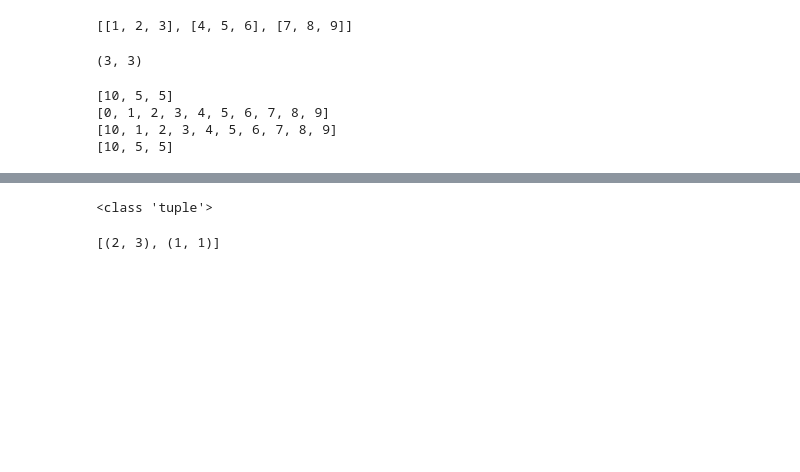
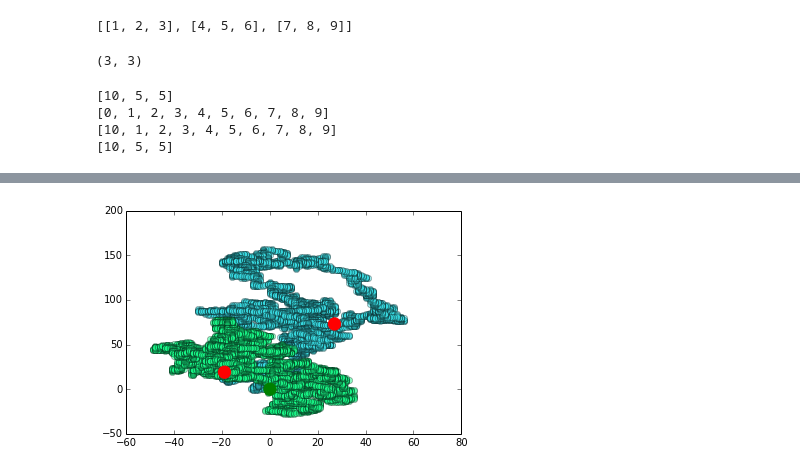
Before and after one commit to AaronHProgramming/SSCInternship.github.io, a Jupyter notebook: Graphs/randomWalksAndExtra.ipynb, the cells around one changed output, grey strips where cells are left out. Cells and saved outputs as stored; diff of their text form; code cells hidden in the pictures; blank space fills up the shorter version.

```diff
--- a/Graphs/randomWalksAndExtra.ipynb
+++ b/Graphs/randomWalksAndExtra.ipynb
@@ -93,8 +93,3 @@ def random_walks2D(num_walkers, num_steps):
                 matrixY[j, i+1] = step_matrix[j, i] + matrixY[j, i]
                 matrixX[j, i+1] = matrixX[j, i]
     return matrixX, matrixY
-# %%
-tupl = (1, 2)
-print(type(tupl))
-# %% [output]
-<class 'tuple'>
@@ -103,17 +96,15 @@ step_matrix = ([(2, 3), (1, 1)])
-# %%
-print(step_matrix)
-# %% [output]
-[(2, 3), (1, 1)]
 # %%
-#%matplotlib inline
+%matplotlib inline
 import matplotlib.pyplot as plt
-n_walker = 1
+n_walker = 2
 n_steps = 10000
 posx, posy = random_walks2D(n_walker, n_steps)
 fig,ax = plt.subplots()
 for walker in range(n_walker):
     color = np.random.rand(3, 1)
     ax.scatter(posx[walker, -1], posy[walker, -1], color='red', s=150, zorder=3)
     ax.plot(posx[walker,:], posy[walker,:], '-o', color=color, alpha=.5)
 ax.scatter(0, 0, color='green', s=150, zorder=3)
 plt.show()
+# %% [output]
+[figure, added]
```
Also changed, not shown: parts of 3 cells of this notebook, 16 other files.
